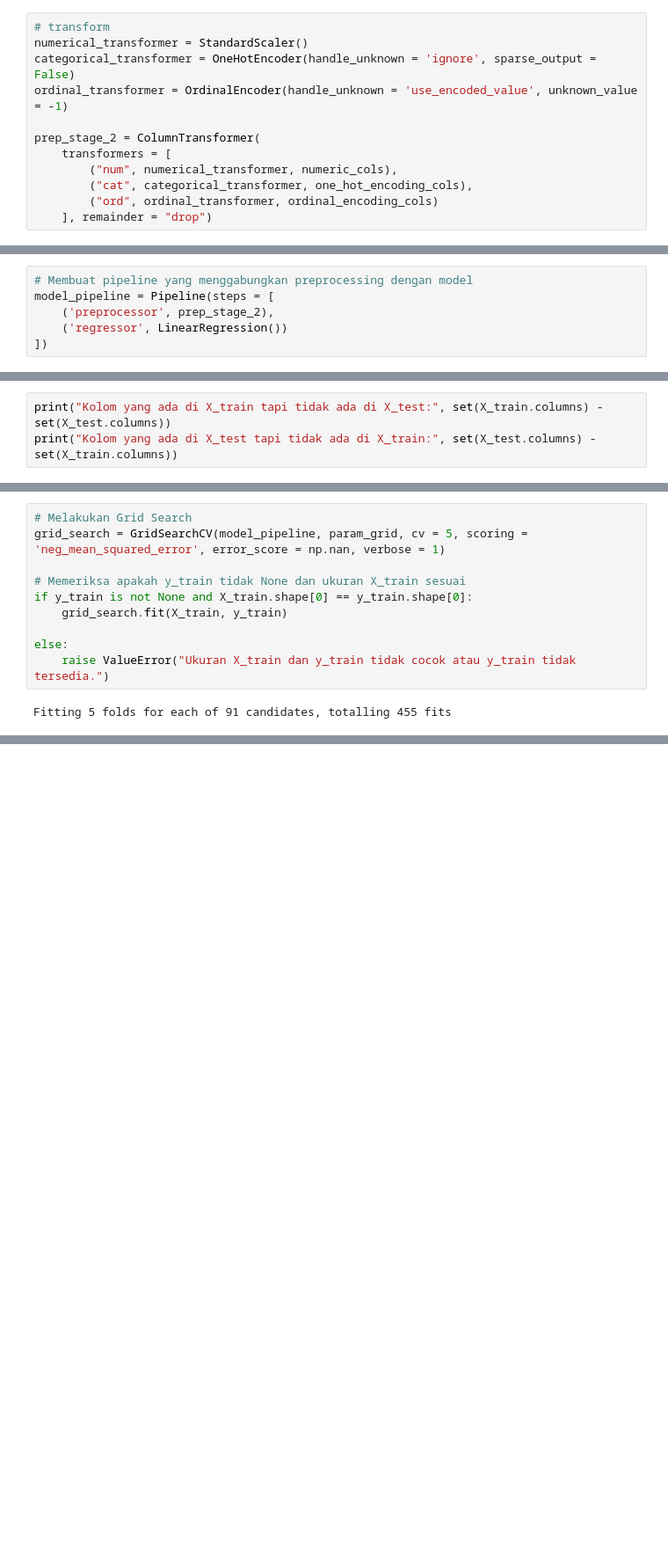
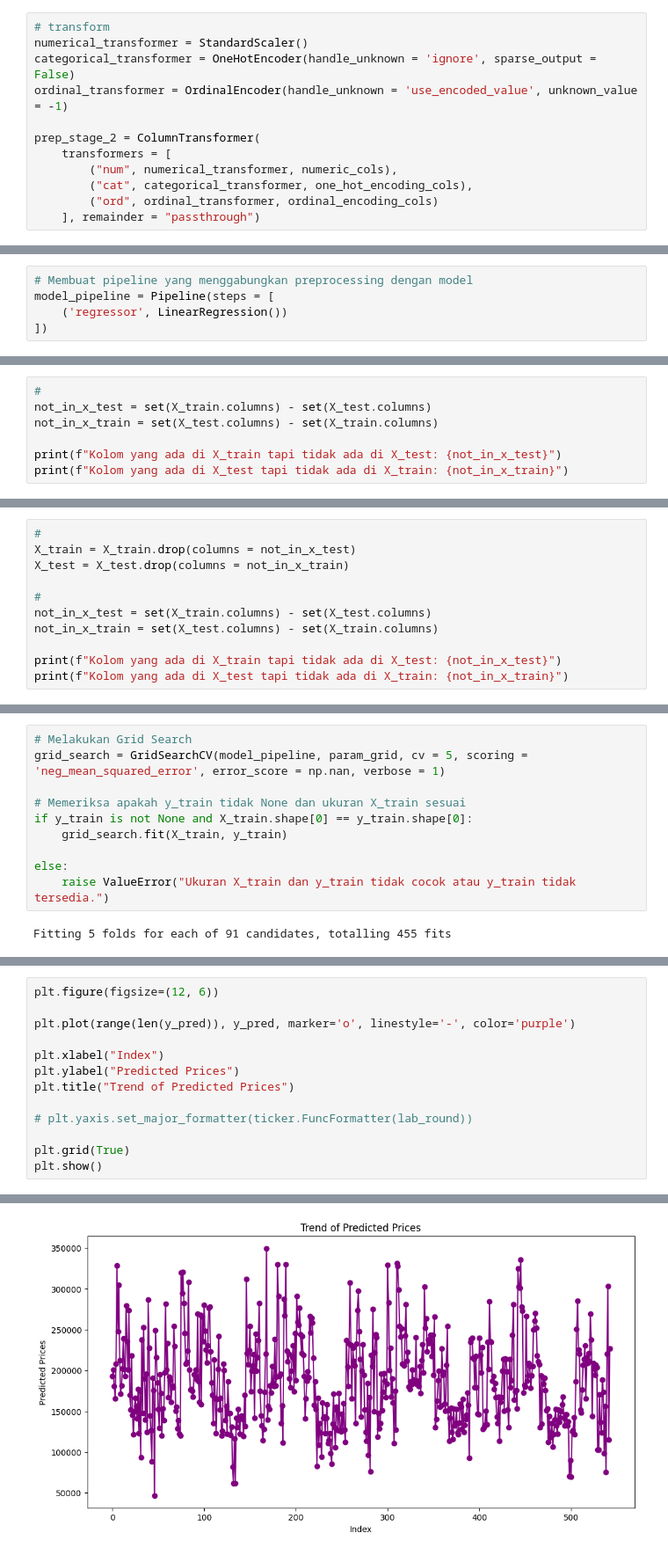
Before and after one commit to Pra5etya/testing_ml, a Jupyter notebook: script/another.ipynb, the cells around one changed output, grey strips where cells are left out. Shown at 88% size. Saved outputs shown, nothing was run; the diff lists cells and outputs as text; blank space fills up the shorter version.

```diff
--- a/script/another.ipynb
+++ b/script/another.ipynb
@@ -585,4 +560,4 @@ prep_stage_2 = ColumnTransformer(
         ("num", numerical_transformer, numeric_cols),
         ("cat", categorical_transformer, one_hot_encoding_cols),
         ("ord", ordinal_transformer, ordinal_encoding_cols)
-    ], remainder = "drop")
+    ], remainder = "passthrough")
@@ -657,7 +668,6 @@ else:
 # %%
 # Membuat pipeline yang menggabungkan preprocessing dengan model
 model_pipeline = Pipeline(steps = [
-    ('preprocessor', prep_stage_2),
     ('regressor', LinearRegression())
 ])
 # %%
@@ -696,4 +718,8 @@ Jumlah Inf di y_train: 0
 # %%
-print("Kolom yang ada di X_train tapi tidak ada di X_test:", set(X_train.columns) - set(X_test.columns))
-print("Kolom yang ada di X_test tapi tidak ada di X_train:", set(X_test.columns) - set(X_train.columns))
+#
+not_in_x_test = set(X_train.columns) - set(X_test.columns)
+not_in_x_train = set(X_test.columns) - set(X_train.columns)
+
+print(f"Kolom yang ada di X_train tapi tidak ada di X_test: {not_in_x_test}")
+print(f"Kolom yang ada di X_test tapi tidak ada di X_train: {not_in_x_train}")
 # %% [output]
@@ -703,0 +728,11 @@ print("Kolom yang ada di X_test tapi tidak ada di X_train:", set(X_test.columns)
+# %%
+#
+X_train = X_train.drop(columns = not_in_x_test)
+X_test = X_test.drop(columns = not_in_x_train)
+
+#
+not_in_x_test = set(X_train.columns) - set(X_test.columns)
+not_in_x_train = set(X_test.columns) - set(X_train.columns)
+
+print(f"Kolom yang ada di X_train tapi tidak ada di X_test: {not_in_x_test}")
+print(f"Kolom yang ada di X_test tapi tidak ada di X_train: {not_in_x_train}")
@@ -729,0 +786,14 @@ Best parameters: {'regressor': Lasso(), 'regressor__alpha': 100.0, 'regressor__m
+# %%
+plt.figure(figsize=(12, 6))
+
+plt.plot(range(len(y_pred)), y_pred, marker='o', linestyle='-', color='purple')
+
+plt.xlabel("Index")
+plt.ylabel("Predicted Prices")
+plt.title("Trend of Predicted Prices")
+
+# plt.yaxis.set_major_formatter(ticker.FuncFormatter(lab_round))
+
+plt.grid(True)
+plt.show()
+# %% [output]
@@ -729,0 +801 @@ Best parameters: {'regressor': Lasso(), 'regressor__alpha': 100.0, 'regressor__m
+[figure, added]
```
Also changed, not shown: parts of 30 cells of this notebook, 3 other files.
